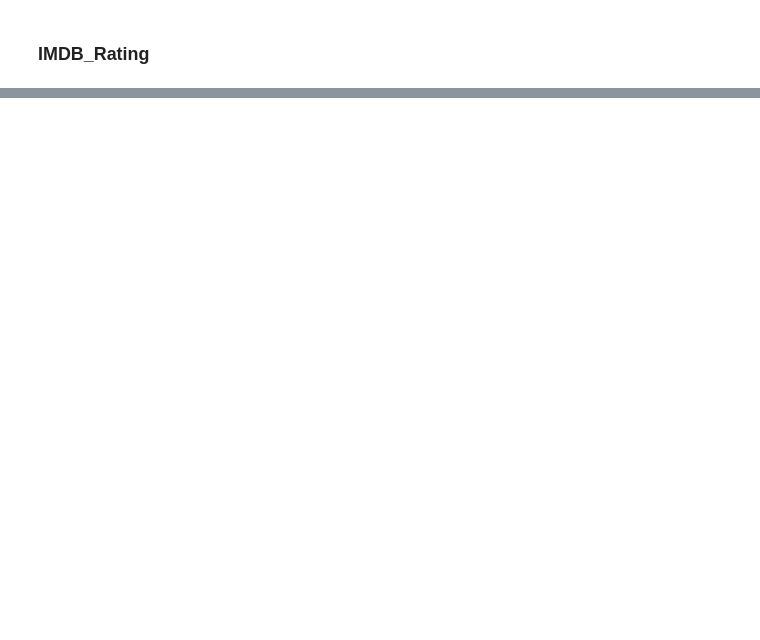
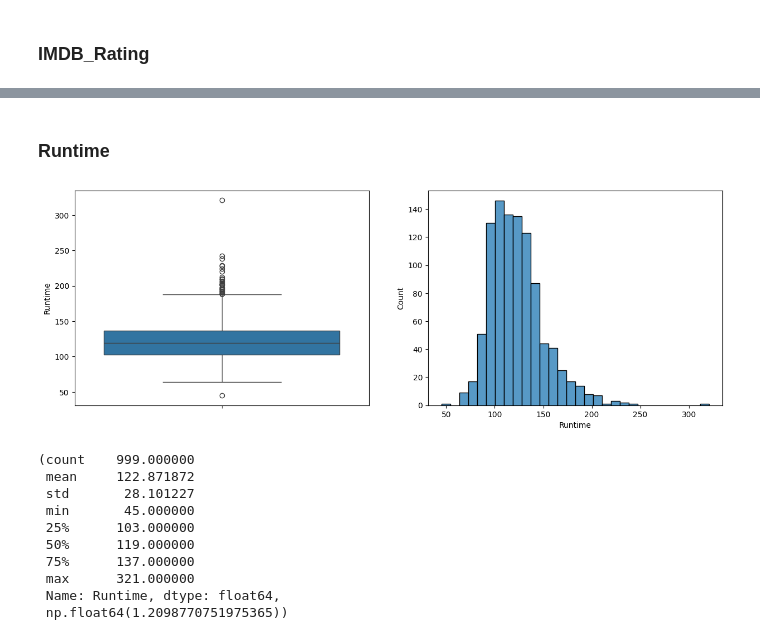
Before and after one commit to RStrzoda/LH_CD_2025, a Jupyter notebook: EDA.ipynb, the cells around one changed output, grey strips where cells are left out. Cells and saved outputs as stored; diff of their text form; code cells hidden in the pictures; blank space fills up the shorter version.

```diff
--- a/EDA.ipynb
+++ b/EDA.ipynb
@@ -139,0 +198,31 @@ Name: count, dtype: int64
+# %% [markdown]
+### Runtime
+# %%
+runtime = df["Runtime"]
+
+desc = runtime.describe()
+skew = runtime.skew()
+
+fig, (ax_box, ax_hist) = plt.subplots(
+    nrows=1,
+    ncols=2,
+    figsize=(15,5)
+)
+
+sns.boxplot(runtime, ax=ax_box)
+sns.histplot(runtime, ax=ax_hist, bins=30)
+plt.show()
+
+desc, skew
+# %% [output]
+[figure, added]
+(count    999.000000
+ mean     122.871872
+ std       28.101227
+ min       45.000000
+ 25%      103.000000
+ 50%      119.000000
+ 75%      137.000000
+ max      321.000000
+ Name: Runtime, dtype: float64,
+ np.float64(1.2098770751975365))
```
Also changed, not shown: parts of 21 cells of this notebook.
